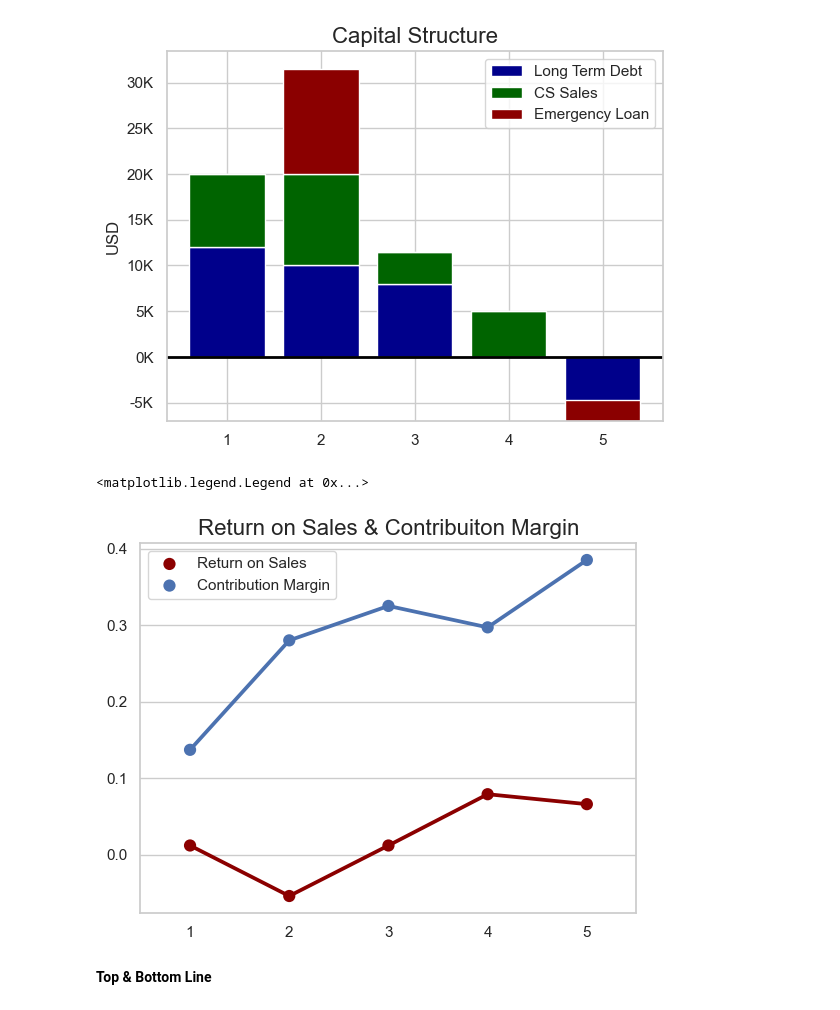
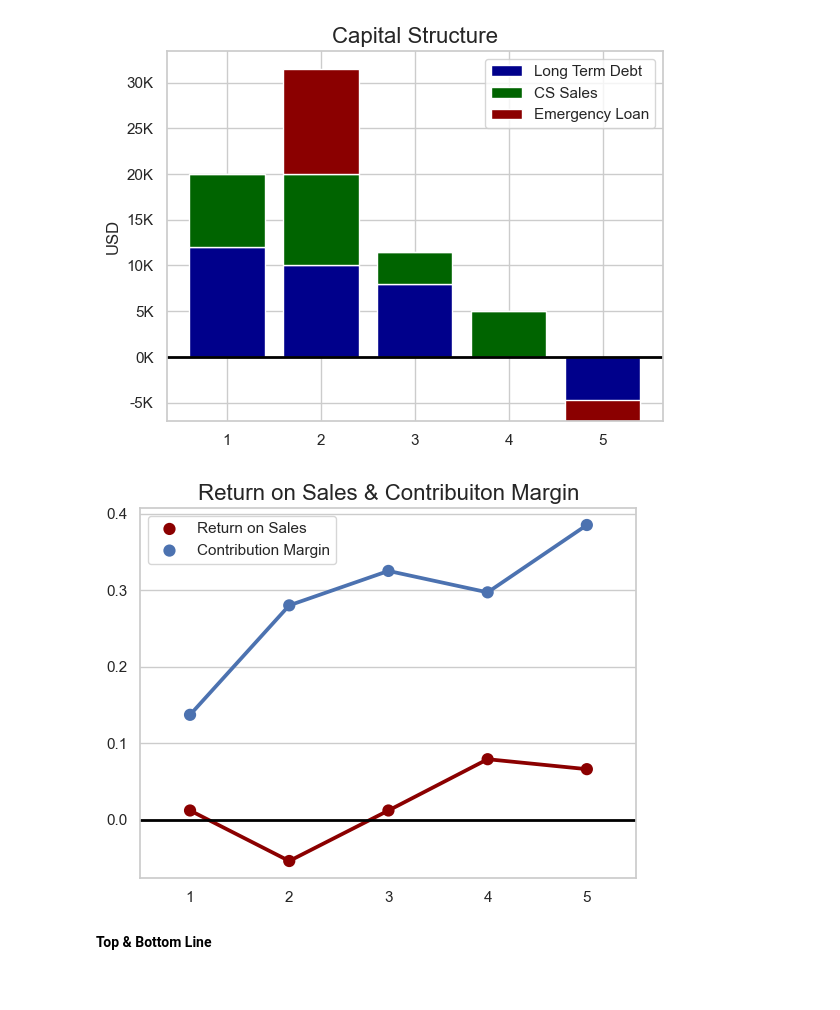
Before and after one commit to mendezperulles/public_repo, a Jupyter notebook: CAPSIM.ipynb, the cells around one changed output. Drawn from its saved outputs; the diff is of its cells as text; code cells hidden in the pictures.

```diff
--- a/CAPSIM.ipynb
+++ b/CAPSIM.ipynb
@@ -84,16 +84,21 @@ plt.show()
 # %%
 ##create a line graoh using round as x and "ROS" and "CM" as y, and give me a legend
 
 
 sns.pointplot(data=df, x="Round", y="ROS", color= "DARKred", label = "Return on Sales")
 sns.pointplot(data=df, x="Round", y="CM", label="Contribution Margin")
 plt.title("Return on Sales & Contribuiton Margin", fontsize=16)
 plt.ylabel("")
 plt.xlabel("")
 plt.legend(loc="upper left")
+
+ax = plt.gca()
+ax.axhline(0, color="black", linewidth=2)
+
+
+plt.show()
 # %% [output]
-<matplotlib.legend.Legend at 0x...>
-[figure, old version]
+[figure, new version]
 # %% [markdown]
 **Top & Bottom Line**
 # %%
```
Also changed, not shown: parts of 1 cell of this notebook.
